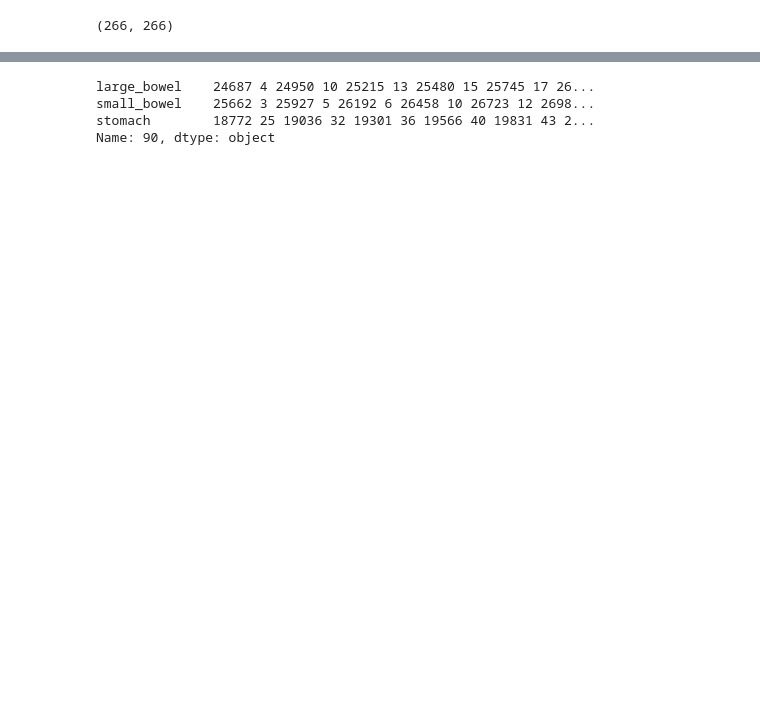
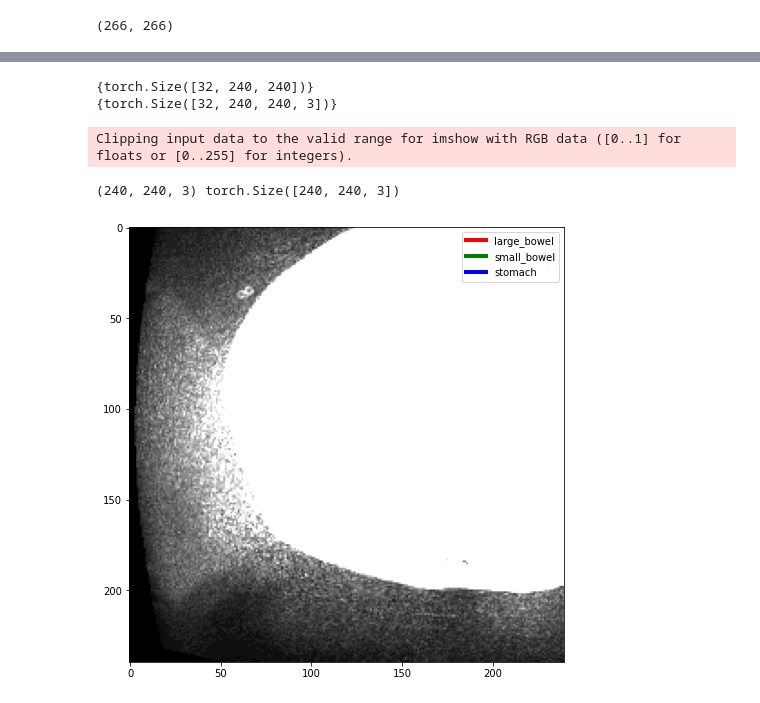
Before and after one commit to davidfu0826/UWMGI2022_Segmentation, a Jupyter notebook: notebooks/04_preprocessing_testing.ipynb, the cells around one changed output, grey strips where cells are left out. Drawn from its saved outputs; the diff is of its cells as text; code cells hidden in the pictures; blank space fills up the shorter version.

```diff
--- a/notebooks/04_preprocessing_testing.ipynb
+++ b/notebooks/04_preprocessing_testing.ipynb
@@ -84,2 +66,8 @@ KeyboardInterrupt:
 # %%
-masks = df.loc[90, ["large_bowel", "small_bowel", "stomach"]]
+img_shapes = list()
+mask_shapes = list()
+for image, mask in tqdm(dataset):
+    assert image.shape == mask.shape[:2]
+    assert len(mask.shape) == 3 and mask.shape[-1] == 3
+    #img_shapes.append(image.shape)
+    #mask_shapes.append(mask.shape)
@@ -93,2 +80,10 @@ Name: 89, dtype: object
 # %%
-df.loc[50, ["large_bowel", "small_bowel", "stomach"]].any()
+img_shapes = list()
+mask_shapes = list()
+
+dataset = UWMGI2022SegmentationDataset(dataset_path)
+for img_batch, mask_batch in tqdm(DataLoader(dataset)):
+    assert img_batch.shape[1:] == mask_batch.shape[1:3]
+    assert len(mask_batch.shape) == 4 and mask_batch.shape[-1] == 3
+    #img_shapes.append(image.shape)
+    #mask_shapes.append(mask.shape)
@@ -97,7 +90,23 @@ False
-# %%
-df.loc[50, ["large_bowel", "small_bowel", "stomach"]]
-# %% [output]
-large_bowel    24687 4 24950 10 25215 13 25480 15 25745 17 26...
-small_bowel    25662 3 25927 5 26192 6 26458 10 26723 12 2698...
-stomach        18772 25 19036 32 19301 36 19566 40 19831 43 2...
-Name: 90, dtype: object
+# %%
+#img_shapes = list()
+#mask_shapes = list()
+
+train_shape = (240,240)
+transform = Compose([
+    PadIfNeeded(min_height=train_shape[0], min_width=train_shape[1]),
+    RandomCrop(train_shape[0], train_shape[1], always_apply=False, p=1.0)
+])
+
+dataset = UWMGI2022SegmentationDataset(dataset_path, transform=transform)
+for img_batch, mask_batch in tqdm(DataLoader(dataset, batch_size=32)):
+
+    assert img_batch.shape[1:] == mask_batch.shape[1:3]
+    assert len(mask_batch.shape) == 4 and mask_batch.shape[-1] == 3
+    #img_shapes.append(img_batch.shape)
+    #mask_shapes.append(mask_batch.shape)
+
+#print(set(img_shapes))
+#print(set(mask_shapes))
+# %% [output]
+{torch.Size([32, 240, 240])}
+{torch.Size([32, 240, 240, 3])}
@@ -103,0 +139,31 @@ Name: 90, dtype: object
+# %%
+from matplotlib.lines import Line2D
+def plot_1d_img_3d_mask(img, mask):
+
+    max_val = 2**8
+    plt.figure(figsize=(8,8))
+    try:
+        plt_img = img.numpy().copy()
+    except:
+        plt_img = img.copy()
+    plt_img = np.expand_dims(plt_img, axis=-1)
+    plt_img = np.repeat(plt_img, axis=-1, repeats=3)
+    print(plt_img.shape, mask.shape)
+    plt_img[mask>0] = max_val
+    #print(plt_img.dtype)
+    plt.imshow(plt_img*max_val)
+
+    custom_lines = [
+        Line2D([0], [0], color="red", lw=4),
+        Line2D([0], [0], color="green", lw=4),
+        Line2D([0], [0], color="blue", lw=4)
+    ]
+
+    plt.legend(custom_lines, ["large_bowel", "small_bowel", "stomach"])
+    plt.show()
+# %%
+plot_1d_img_3d_mask(img_batch[0], mask_batch[0])
+# %% [output]
+Clipping input data to the valid range for imshow with RGB data ([0..1] for floats or [0..255] for integers).
+(240, 240, 3) torch.Size([240, 240, 3])
+[figure, added]
```
Also changed, not shown: parts of 20 cells of this notebook, 6 other files.
